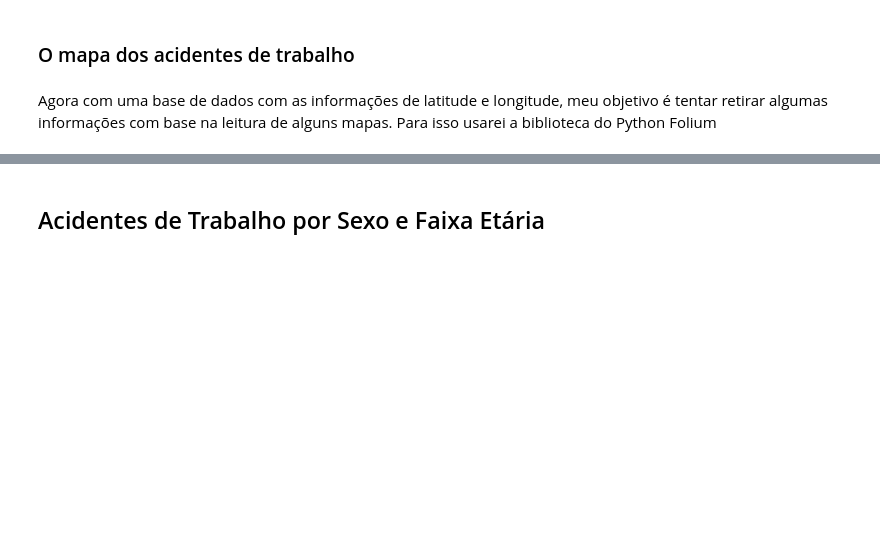
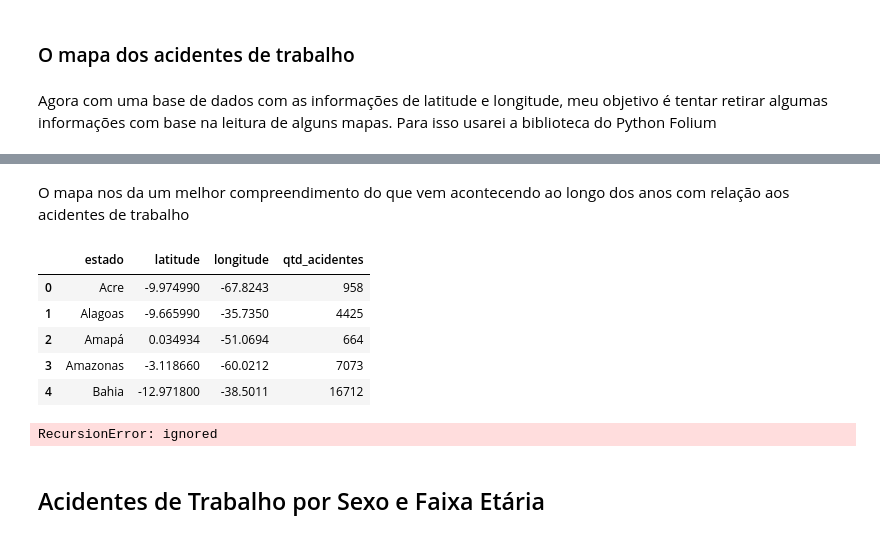
Before and after one commit to lorransr/CAT, a Jupyter notebook: Acidentes_de_Trabalho.ipynb, the cells around one changed output, grey strips where cells are left out. Drawn from its saved outputs; the diff is of its cells as text; code cells hidden in the pictures; blank space fills up the shorter version.

```diff
--- a/Acidentes_de_Trabalho.ipynb
+++ b/Acidentes_de_Trabalho.ipynb
@@ -455,17 +409,27 @@ Então pro ano de 2016 é possivel avaliar a quantidade de acidentes que tivemos
 # %%
+#@title  { run: "auto" }
+ano = 2016 #@param {type:"slider", min:1988, max:2016, step:1}
+df_uf_map = df_uf[df_uf["ano"]==ano]
+df_uf_map = df_uf_map.groupby(['estado',
+                                 'latitude',
+                                 'longitude'],
+                                as_index=False)[['qtd_acidentes']].sum()
+df_uf_map.qtd_acidentes = df_uf_map.qtd_acidentes.astype("int64")
+
+
+
 
 ac_map = folium.Map(location=[-16.1237611, -59.9219642],
-               zoom_start=4)
-for i in range(0,len(df_uf_2016)):
-      folium.CircleMarker(
-      location=[df_uf_2016.iloc[i]['latitude'],
-                df_uf_2016.iloc[i]['longitude']],
-      popup=df_uf_2016.iloc[i]['estado']+' - '+df_uf_2016.iloc[i]['qtd_acidentes'].astype('str'),
-      radius=df_uf_2016.iloc[i]['qtd_acidentes'],
-      color='crimson',
-      fill_color="crimson",
-      fill_opacity=0.6
-   ).add_to(ac_map)
-ac_map.save('brasil_2016.html')
+                    zoom_start=4)
+for i in range(0,len(df_uf_map)):
+  folium.CircleMarker(
+      location =[df_uf_map.iloc[i]['latitude'],
+                 df_uf_map.iloc[i]['longitude']],
+      popup = df_uf_map.iloc[i]['estado']+' ; '+df_uf_map.iloc[i]['qtd_acidentes'].astype('str'),
+      radius=int(df_uf_map.iloc[i]['qtd_acidentes']/5000),
+      fill_color="crimson"
+  ).add_to(ac_map)
+
+
 ac_map
 # %% [output]
@@ -473,2 +437,20 @@ TypeError: ignored
+# %% [markdown]
+O mapa nos da um melhor compreendimento do que vem acontecendo ao longo dos anos com relação aos acidentes de trabalho
+# %%
+df_uf_map.head()
+# %% [output]
+|  | estado | latitude | longitude | qtd_acidentes |
+| 0 | Acre | -9.974990 | -67.8243 | 958 |
+| 1 | Alagoas | -9.665990 | -35.7350 | 4425 |
+| 2 | Amapá | 0.034934 | -51.0694 | 664 |
+| 3 | Amazonas | -3.118660 | -60.0212 | 7073 |
+| 4 | Bahia | -12.971800 | -38.5011 | 16712 |
+# %%
+from folium.plugins import HeatMap
+heat_data =df_uf_map.drop(["estado","qtd_acidentes"],axis=1)
+HeatMap(heat_data).add_to(ac_map)
+ac_map
+# %% [output]
+RecursionError: ignored
 # %% [markdown]
 ## Acidentes de Trabalho por Sexo e Faixa Etária
```
Also changed, not shown: parts of 18 cells of this notebook.
